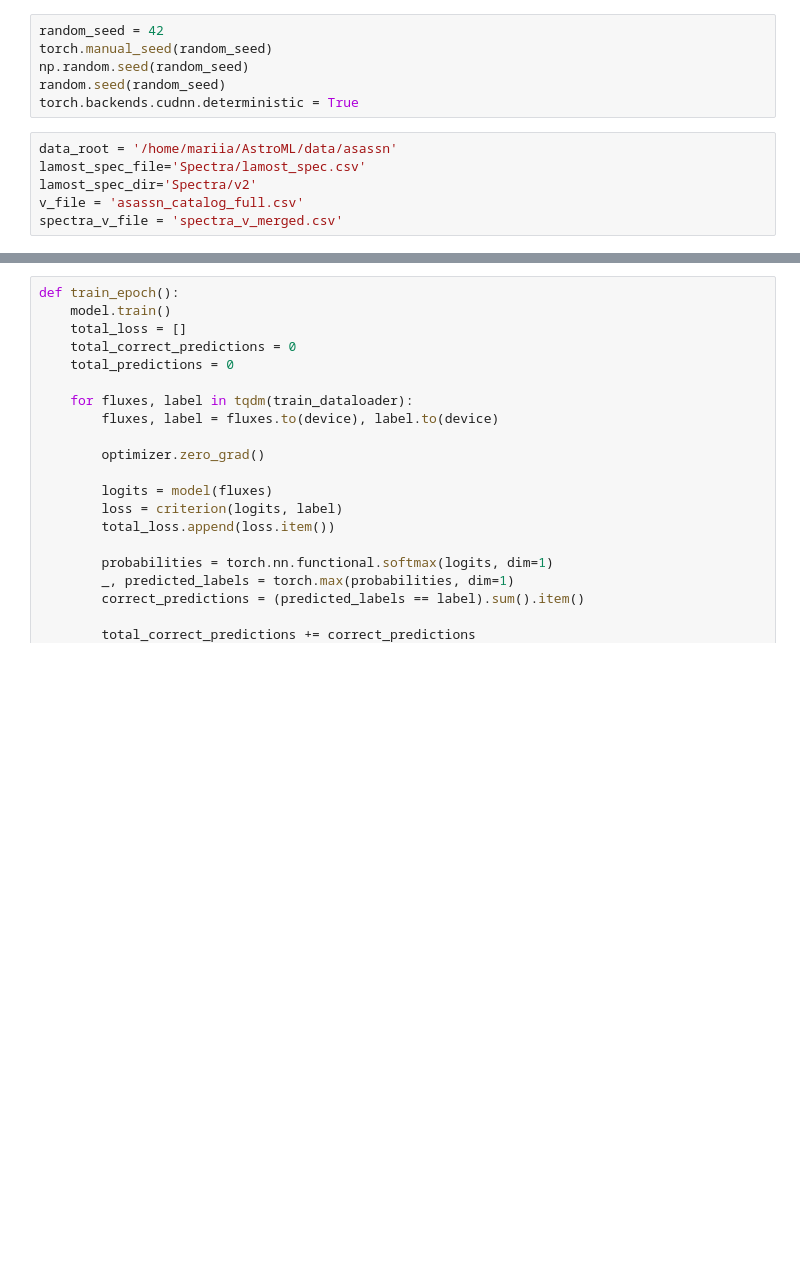
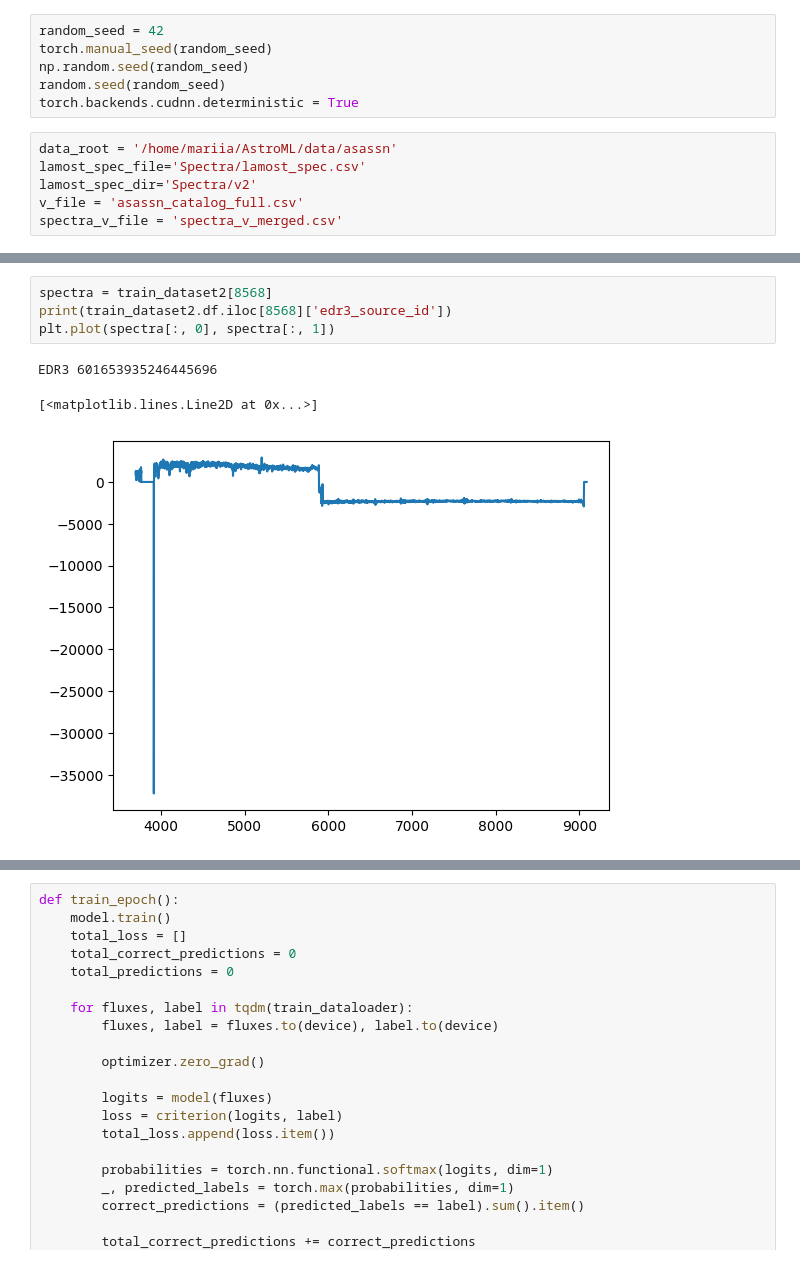
Before and after one commit to MeriDK/AstroM3, a Jupyter notebook: notebooks/006-spectra-eda.ipynb, the cells around one changed output, grey strips where cells are left out. Cells and saved outputs as stored; diff of their text form; blank space fills up the shorter version.

```diff
--- a/notebooks/006-spectra-eda.ipynb
+++ b/notebooks/006-spectra-eda.ipynb
@@ -65,0 +104,8 @@ spectra_v_file = 'spectra_v_merged.csv'
+# %%
+spectra = train_dataset2[8568]
+print(train_dataset2.df.iloc[8568]['edr3_source_id'])
+plt.plot(spectra[:, 0], spectra[:, 1])
+# %% [output]
+EDR3 601653935246445696
+[<matplotlib.lines.Line2D at 0x...>]
+[figure, added]
```
Also changed, not shown: parts of 24 cells of this notebook, 12 other files.
